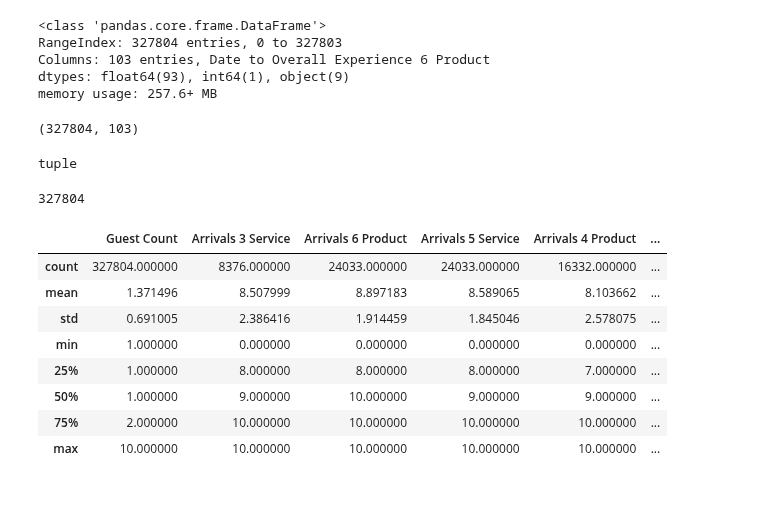
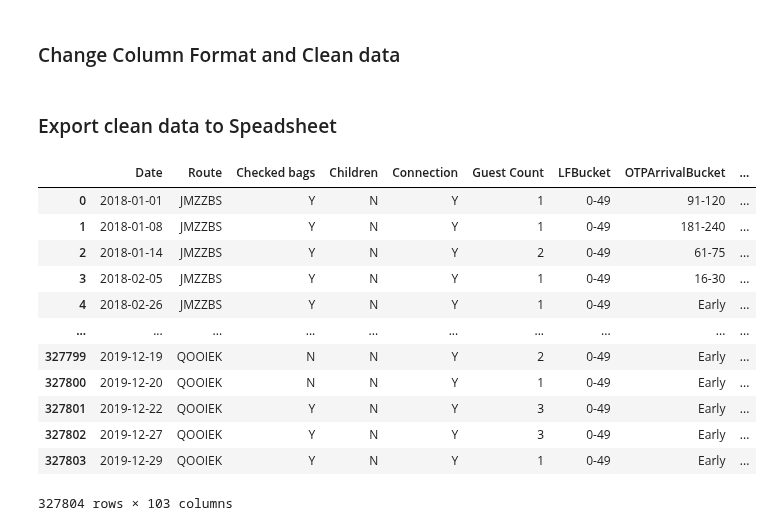
Before and after one commit to gopala-goyal/westjet, a Jupyter notebook: 804 - Westjet Case Study.ipynb, the cells around one changed output. Saved outputs shown, nothing was run; the diff lists cells and outputs as text; code cells hidden in the pictures; blank space fills up the shorter version.

Commit message:
MMA 804 Westjet cleaning

```diff
--- a/804 - Westjet Case Study.ipynb
+++ b/804 - Westjet Case Study.ipynb
@@ -7,0 +34,17 @@ df_westjet = pd.read_excel('WestJet Data 4-12-22.xlsx')
+# %%
+empty_cols = [col for col in df_westjet.columns if df_westjet[col].isnull().all()]
+df_westjet.drop(empty_cols,axis=1,inplace=True)
+df_westjet.drop_duplicates(keep = 'first', inplace = True, ignore_index = True)
+# %% [markdown]
+### Change Column Format and Clean data
+# %%
+df_westjet.Date = pd.to_datetime(df_westjet.Date)
+df_westjet.OTPArrivalBucket = df_westjet.OTPArrivalBucket.str.replace('min','').str.strip()
+df_westjet.OTPArrivalBucket = df_westjet.OTPArrivalBucket.str.replace(' to ','-')
+df_westjet.OTPArrivalBucket = df_westjet.OTPArrivalBucket.str.replace('More than 5 hours','300')
+df_westjet.OTPArrivalBucket = df_westjet.OTPArrivalBucket.str.replace('Null',"")
+df_westjet.OTPArrivalBucket = df_westjet.OTPArrivalBucket.str.replace('Early',"")
+df_westjet.OTPDepBucket = df_westjet.OTPDepBucket.str.replace('min','').str.strip()
+df_westjet.OTPDepBucket = df_westjet.OTPDepBucket.str.replace(' to ','-')
+df_westjet.OTPDepBucket = df_westjet.OTPDepBucket.str.replace('More than 5 hours','300')
+df_westjet.LFBucket = df_westjet.LFBucket.str.replace(' to ','-')
@@ -8,32 +54,18 @@ df_westjet = pd.read_excel('WestJet Data 4-12-22.xlsx')
+# %% [markdown]
+### Export clean data to Speadsheet
 # %%
-df_westjet.info()
+df_westjet
 # %% [output]
+|  | Date | Route | Checked bags | Children | Connection | Guest Count | LFBucket | OTPArrivalBucket | ... |
+| 0 | 2018-01-01 | JMZZBS | Y | N | Y | 1 | 0-49 | 91-120 | ... |
+| 1 | 2018-01-08 | JMZZBS | Y | N | Y | 1 | 0-49 | 181-240 | ... |
+| 2 | 2018-01-14 | JMZZBS | Y | N | Y | 2 | 0-49 | 61-75 | ... |
+| 3 | 2018-02-05 | JMZZBS | Y | N | Y | 1 | 0-49 | 16-30 | ... |
+| 4 | 2018-02-26 | JMZZBS | Y | N | Y | 1 | 0-49 | Early | ... |
+| ... | ... | ... | ... | ... | ... | ... | ... | ... | ... |
+| 327799 | 2019-12-19 | QOOIEK | N | N | Y | 2 | 0-49 | Early | ... |
+| 327800 | 2019-12-20 | QOOIEK | N | N | Y | 1 | 0-49 | Early | ... |
+| 327801 | 2019-12-22 | QOOIEK | Y | N | Y | 3 | 0-49 | Early | ... |
+| 327802 | 2019-12-27 | QOOIEK | Y | N | Y | 3 | 0-49 | Early | ... |
+| 327803 | 2019-12-29 | QOOIEK | Y | N | Y | 1 | 0-49 | Early | ... |
-<class 'pandas.core.frame.DataFrame'>
-RangeIndex: 327804 entries, 0 to 327803
-Columns: 103 entries, Date to Overall Experience 6 Product
-dtypes: float64(93), int64(1), object(9)
-memory usage: 257.6+ MB
+327804 rows × 103 columns
-# %%
-df_westjet.shape
-# %% [output]
-(327804, 103)
-# %%
-type(df_westjet.shape)
-# %% [output]
-tuple
-# %%
-df_westjet.shape[0]
-# %% [output]
-327804
-# %%
-df_westjet.describe()
-# %% [output]
-|  | Guest Count | Arrivals 3 Service | Arrivals 6 Product | Arrivals 5 Service | Arrivals 4 Product | ... |
-| count | 327804.000000 | 8376.000000 | 24033.000000 | 24033.000000 | 16332.000000 | ... |
-| mean | 1.371496 | 8.507999 | 8.897183 | 8.589065 | 8.103662 | ... |
-| std | 0.691005 | 2.386416 | 1.914459 | 1.845046 | 2.578075 | ... |
-| min | 1.000000 | 0.000000 | 0.000000 | 0.000000 | 0.000000 | ... |
-| 25% | 1.000000 | 8.000000 | 8.000000 | 8.000000 | 7.000000 | ... |
-| 50% | 1.000000 | 9.000000 | 10.000000 | 9.000000 | 9.000000 | ... |
-| 75% | 2.000000 | 10.000000 | 10.000000 | 10.000000 | 10.000000 | ... |
-| max | 10.000000 | 10.000000 | 10.000000 | 10.000000 | 10.000000 | ... |
```
Also changed, not shown: parts of 7 cells of this notebook, 1 other file.
